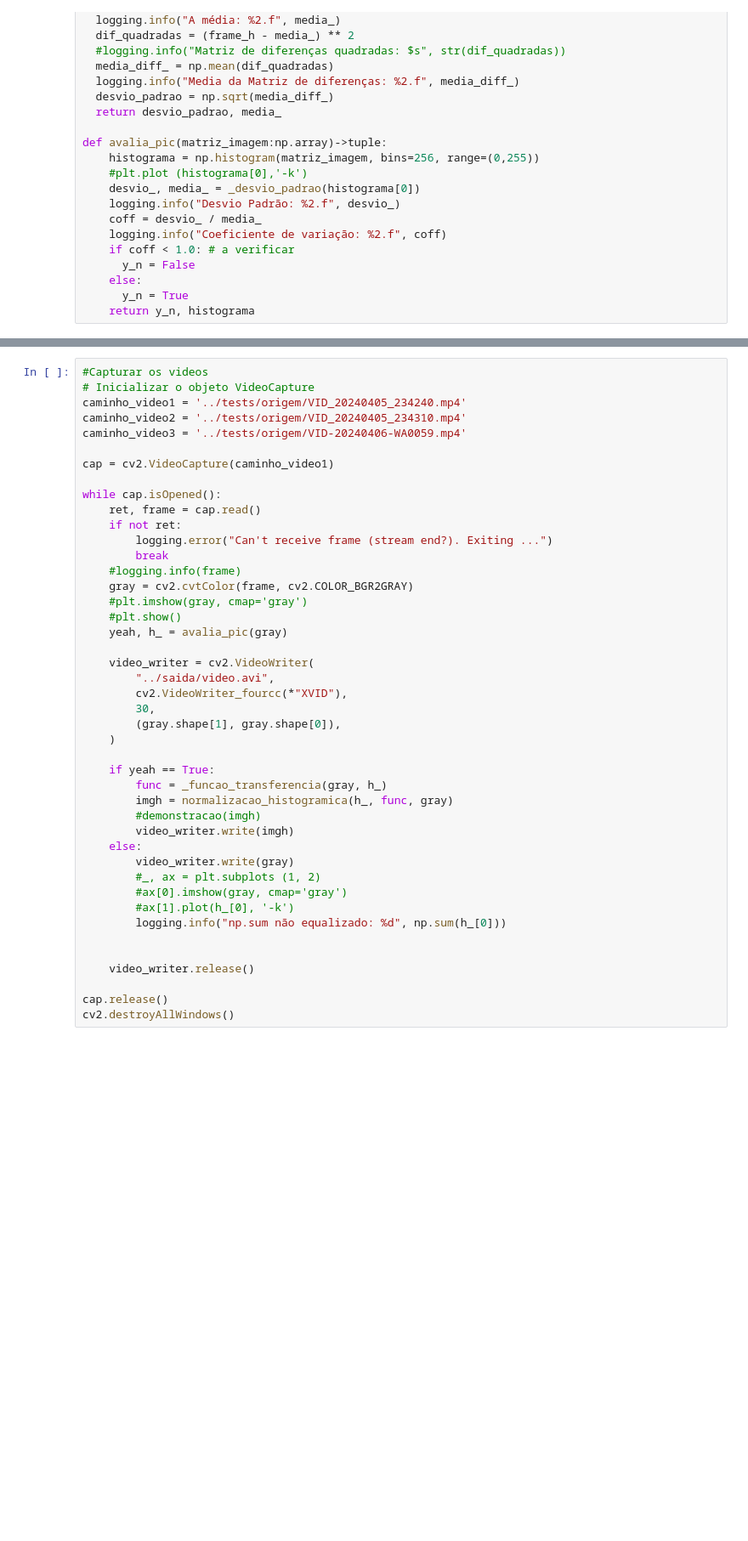
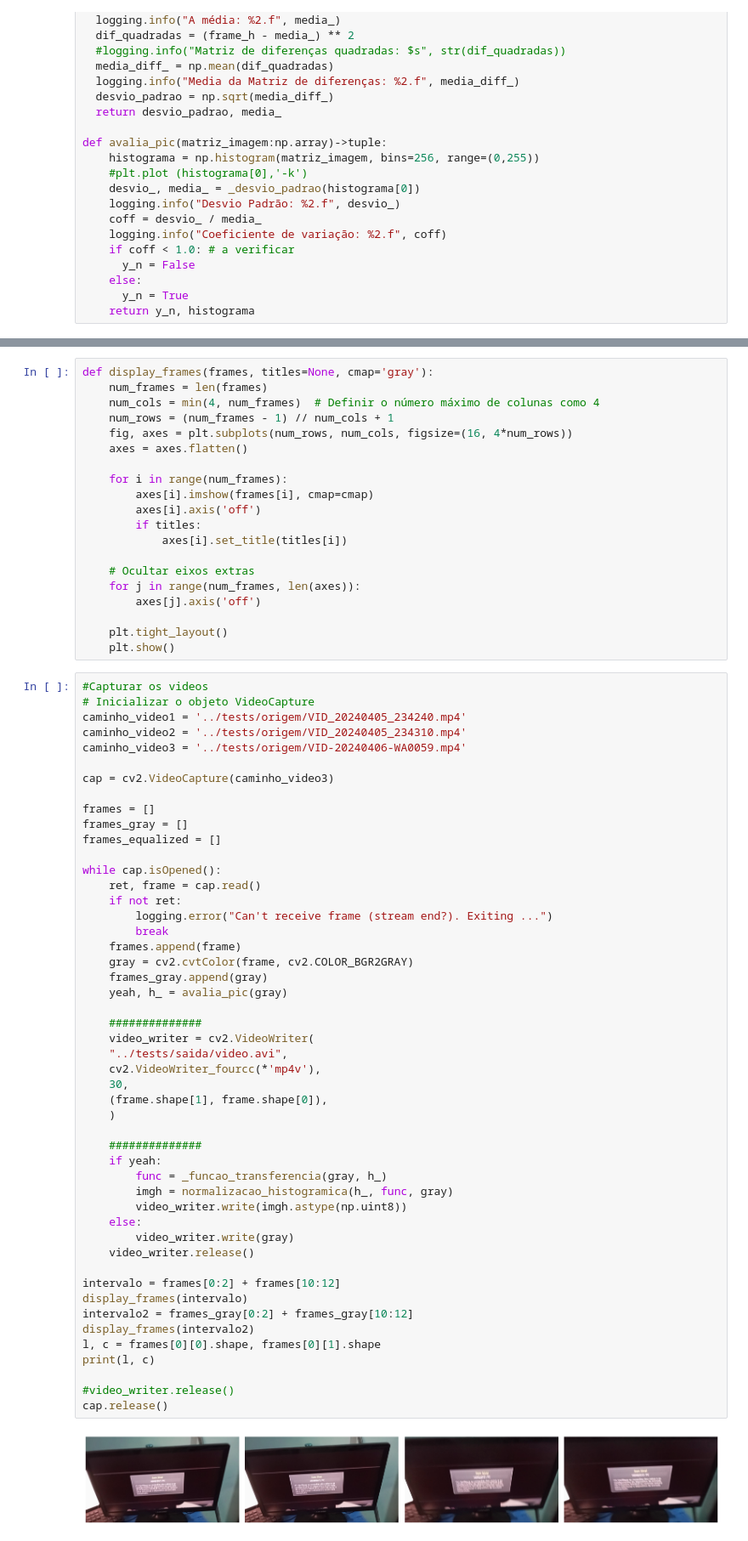
Before and after one commit to JrOkean/python-histogram-normalization, a Jupyter notebook: docs/projeto.ipynb, the cells around one changed output, grey strips where cells are left out. Shown at 85% size. Cells and saved outputs as stored; diff of their text form; blank space fills up the shorter version.

```diff
--- a/docs/projeto.ipynb
+++ b/docs/projeto.ipynb
@@ -59,47 +60,74 @@ def demonstracao(img):
   h = np.histogram (img,bins=256)
   ax[1].plot (h[0],'-k')
   logging.info("np.sum equalizado: %d", np.sum(h[0]))
+# %%
+def display_frames(frames, titles=None, cmap='gray'):
+    num_frames = len(frames)
+    num_cols = min(4, num_frames)  # Definir o número máximo de colunas como 4
+    num_rows = (num_frames - 1) // num_cols + 1
+    fig, axes = plt.subplots(num_rows, num_cols, figsize=(16, 4*num_rows))
+    axes = axes.flatten()
+
+    for i in range(num_frames):
+        axes[i].imshow(frames[i], cmap=cmap)
+        axes[i].axis('off')
+        if titles:
+            axes[i].set_title(titles[i])
+
+    # Ocultar eixos extras
+    for j in range(num_frames, len(axes)):
+        axes[j].axis('off')
+
+    plt.tight_layout()
+    plt.show()
 # %%
 #Capturar os videos
 # Inicializar o objeto VideoCapture
 caminho_video1 = '../tests/origem/VID_20240405_234240.mp4'
 caminho_video2 = '../tests/origem/VID_20240405_234310.mp4'
 caminho_video3 = '../tests/origem/VID-20240406-WA0059.mp4'
 
-cap = cv2.VideoCapture(caminho_video1)
+cap = cv2.VideoCapture(caminho_video3)
+
+frames = []
+frames_gray = []
+frames_equalized = []
 
 while cap.isOpened():
     ret, frame = cap.read()
     if not ret:
         logging.error("Can't receive frame (stream end?). Exiting ...")
         break
-    #logging.info(frame)
+    frames.append(frame)
     gray = cv2.cvtColor(frame, cv2.COLOR_BGR2GRAY)
-    #plt.imshow(gray, cmap='gray')
-    #plt.show()
+    frames_gray.append(gray)
     yeah, h_ = avalia_pic(gray)
 
+    ##############
     video_writer = cv2.VideoWriter(
-        "../saida/video.avi",
-        cv2.VideoWriter_fourcc(*"XVID"),
-        30,
-        (gray.shape[1], gray.shape[0]),
+    "../tests/saida/video.avi",
+    cv2.VideoWriter_fourcc(*'mp4v'),
+    30,
+    (frame.shape[1], frame.shape[0]),
     )
 
-    if yeah == True:
+    ##############
+    if yeah:
         func = _funcao_transferencia(gray, h_)
         imgh = normalizacao_histogramica(h_, func, gray)
-        #demonstracao(imgh)
-        video_writer.write(imgh)
+        video_writer.write(imgh.astype(np.uint8))
     else:
         video_writer.write(gray)
-        #_, ax = plt.subplots (1, 2)
-        #ax[0].imshow(gray, cmap='gray')
-        #ax[1].plot(h_[0], '-k')
-        logging.info("np.sum não equalizado: %d", np.sum(h_[0]))
-
-
     video_writer.release()
 
+intervalo = frames[0:2] + frames[10:12]
+display_frames(intervalo)
+intervalo2 = frames_gray[0:2] + frames_gray[10:12]
+display_frames(intervalo2)
+l, c = frames[0][0].shape, frames[0][1].shape
+print(l, c)
+
+#video_writer.release()
 cap.release()
-cv2.destroyAllWindows()
+# %% [output]
+[figure, added]
```
Also changed, not shown: parts of 2 cells of this notebook, 7 other files.
